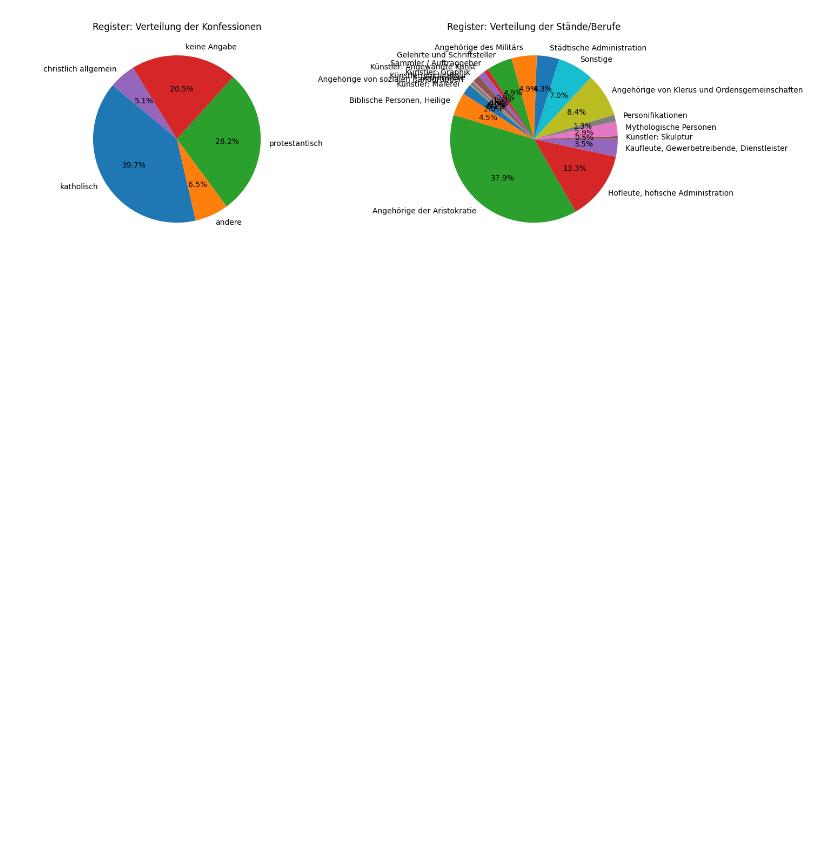
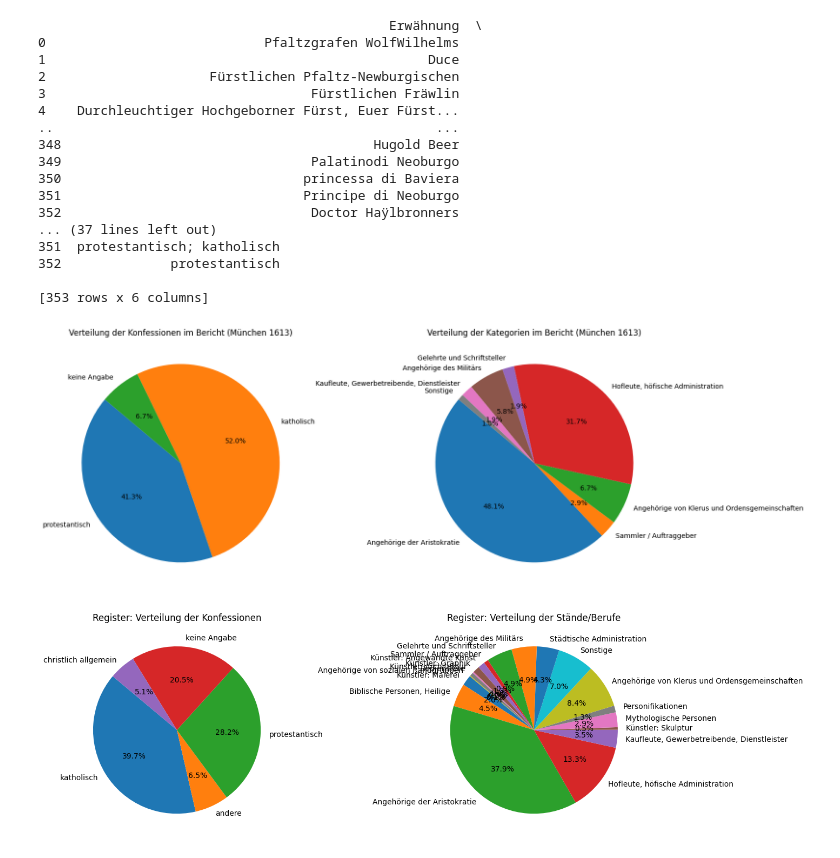
Before and after one commit to SternArthur1/Hainhofer, a Jupyter notebook: Notebooks/01_persons_metadata.ipynb, the cells around one changed output. Saved outputs shown, nothing was run; the diff lists cells and outputs as text; code cells hidden in the pictures; blank space fills up the shorter version.

```diff
--- a/Notebooks/01_persons_metadata.ipynb
+++ b/Notebooks/01_persons_metadata.ipynb
@@ -235,46 +235,62 @@ merged_df.to_excel(output_xlsx, index=False)
 merged_df.to_csv(output_csv, sep=';', index=False, encoding='utf-8-sig')
 
 
-### Schritt 7: Visualisierung der Konfessionen und Kategorien im Bericht
-# In diesem Schritt werden aus den im Bericht gefundenen Personen (enthalten in merged_df) die Metadaten
-# Konfession und Kategorie extrahiert und als Kuchendiagramme visualisiert.
+### Schritt 7: Visualisierung der Verteilung der Konfessionen und Kategorien im Bericht
 
-# Zuerst werden die Daten aus dem DataFrame für die Visualisierung aufbereitet.
-# Die Spalten 'Kategorie' und 'Konfession' können mehrere Werte enthalten, die durch ';' getrennt sind.
-# Wir müssen diese Werte aufteilen und in eine einzige flache Liste umwandeln, um sie zählen zu können.
+# Erstellt einen DataFrame mit eindeutigen Personen, um jede Person nur einmal zu zählen.
+unique_persons_df = merged_df.drop_duplicates(subset=['Personenname']).copy()
 
-all_konfessionen = [item.strip() for sublist in merged_df['Konfession'].str.split(';') for item in sublist if item.strip()]
-all_kategorien = [item.strip() for sublist in merged_df['Kategorie'].str.split(';') for item in sublist if item.strip()]
+# Flache Liste aller Konfessionen und Kategorien aus dem DataFrame der eindeutigen Personen
+all_konfessionen = [item.strip() for sublist in unique_persons_df['Konfession'].str.split(';') for item in sublist if item.strip()]
+all_kategorien = [item.strip() for sublist in unique_persons_df['Kategorie'].str.split(';') for item in sublist if item.strip()]
 
-# Häufigkeit jeder Konfession und Kategorie
+# Häufigkeit jeder Konfession und Kategorie zählen.
 konf_counts = Counter(all_konfessionen)
 kat_counts = Counter(all_kategorien)
 
-# Nun erstellen wir die Diagramme mit Matplotlib.
-# Wir erstellen eine Figure mit zwei nebeneinander liegenden Subplots.
+# Diagramme mit Matplotlib
 fig, (ax1, ax2) = plt.subplots(1, 2, figsize=(16, 8))
 
 # Kuchendiagramm für Konfessionen
 # Wir prüfen, ob Daten vorhanden sind, um Fehler zu vermeiden.
 if konf_counts:
     ax1.pie(konf_counts.values(), labels=konf_counts.keys(), autopct='%1.1f%%', startangle=140)
     ax1.set_title(f'Verteilung der Konfessionen im Bericht ({user_input})')
 else:
     ax1.set_title('Keine Konfessionsdaten vorhanden')
     ax1.axis('off')
 
 # Kuchendiagramm für Kategorien
-# Wir prüfen auch hier, ob Daten vorhanden sind.
+# Prüfen, ob Kategorien vorhanden sind, um Fehler zu vermeiden
 if kat_counts:
     ax2.pie(kat_counts.values(), labels=kat_counts.keys(), autopct='%1.1f%%', startangle=140)
     ax2.set_title(f'Verteilung der Kategorien im Bericht ({user_input})')
 else:
     ax2.set_title('Keine Kategoriendaten vorhanden')
     ax2.axis('off')
 
-# Optimale Layout-Anpassung und Anzeigen der Diagramme.
+# Optimale Layout-Anpassung und Anzeigen der Diagramme
 plt.tight_layout()
 plt.show()
+# %% [output]
+                                             Erwähnung  \
+0                            Pfaltzgrafen WolfWilhelms
+1                                                 Duce
+2                     Fürstlichen Pfaltz-Newburgischen
+3                                  Fürstlichen Fräwlin
+4    Durchleuchtiger Hochgeborner Fürst, Euer Fürst...
+..                                                 ...
+348                                        Hugold Beer
+349                                Palatinodi Neoburgo
+350                               princessa di Baviera
+351                               Principe di Neoburgo
+352                                Doctor Haÿlbronners
+... (37 lines left out)
+351  protestantisch; katholisch
+352              protestantisch
+
+[353 rows x 6 columns]
+[figure, added]
 # %%
 # --- Visualisierung der Konfessionen und Kategorien im Personenregister ---
 
```
Also changed, not shown: parts of 2 cells of this notebook.
